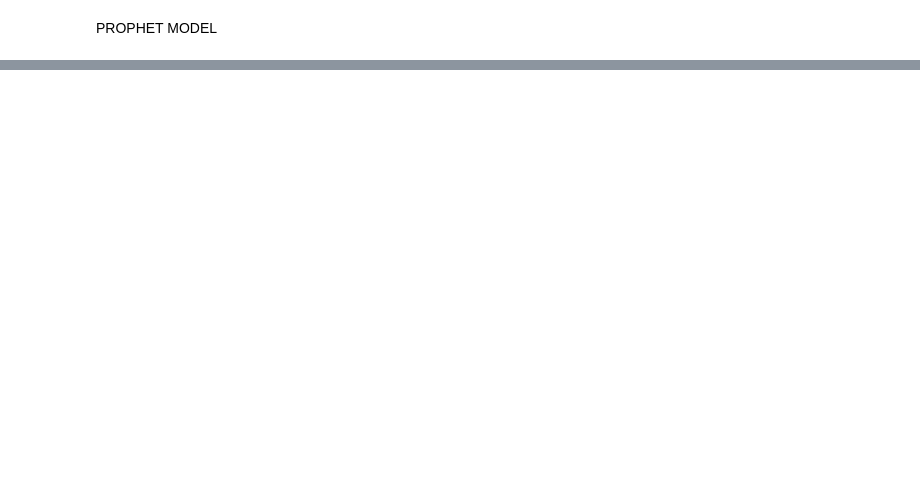
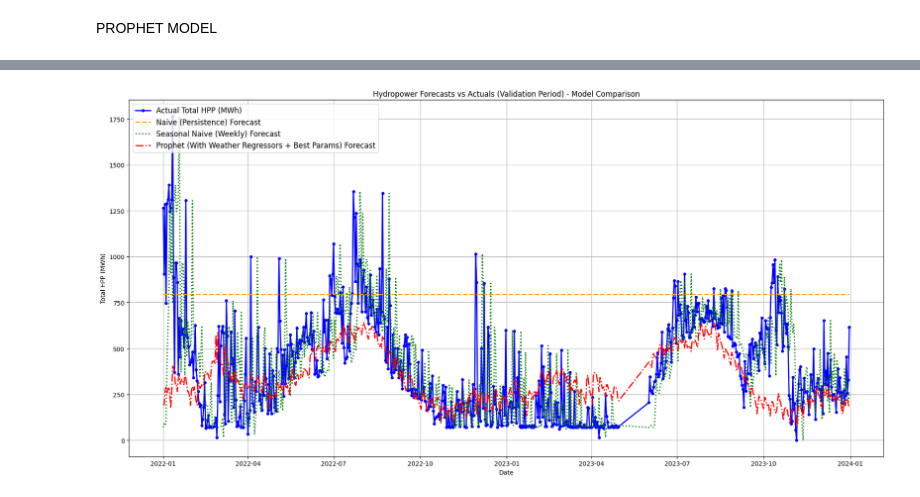
Before and after one commit to afroditifragiadaki/hydro-modelling-Asomata, a Jupyter notebook: models/data_analysis_Prophet.ipynb, the cells around one changed output, grey strips where cells are left out. Cells and saved outputs as stored; diff of their text form; code cells hidden in the pictures; blank space fills up the shorter version.

Commit message:
prophet model updates

```diff
--- a/models/data_analysis_Prophet.ipynb
+++ b/models/data_analysis_Prophet.ipynb
@@ -254,20 +391,4 @@ PROPHET MODEL
 # %%
-import pandas as pd
-import numpy as np
-from prophet import Prophet
-from sklearn.metrics import mean_absolute_error, mean_squared_error, r2_score
-import matplotlib.pyplot as plt
-import seaborn as sns
-from statsmodels.tsa.seasonal import seasonal_decompose
-from statsmodels.graphics.gofplots import qqplot # For Q-Q plot
-
-# --- Configuration ---
-# Assuming 'merged_df' is already loaded and preprocessed in your environment.
-# It should contain: 'Date', 'Total HPP', 'temperature_2m_mean', 'precipitation_sum', 'rain_sum', and 'time_idx'.
-target_column = "Total HPP"
-validation_days = 30 # Number of days to use for the validation set at the end of the data
-
-
 # --- Utility Functions for Metrics ---
 def calculate_mape(y_true, y_pred):
     """Calculates Mean Absolute Percentage Error (MAPE)."""
@@ -294,9 +415,9 @@ def print_metrics(model_name, y_true, y_pred):
     print(f"R2 Score: {r2:.4f}")
     return {"MAE": mae, "RMSE": rmse, "MAPE": mape, "SMAPE": smape, "R2": r2}
 
-
 # --- 1. Initial Data Preparation (using existing merged_df) ---
 print("Using existing 'merged_df' for Prophet analysis.")
+target_column = "Total HPP"
 # Ensure 'Total HPP' is float (redundant if already done, but safe)
 merged_df[target_column] = merged_df[target_column].astype(float)
 # Ensure 'Date' is datetime (redundant if already done, but safe)
@@ -306,13 +427,10 @@ merged_df = merged_df.sort_values(by="Date").reset_index(drop=True)
 if "time_idx" not in merged_df.columns:
     merged_df["time_idx"] = np.arange(len(merged_df))
 
-
-# --- 2. Data Splitting ---
-training_cutoff_idx = merged_df["time_idx"].max() - validation_days
-training_cutoff_date = merged_df.loc[merged_df["time_idx"] == training_cutoff_idx, "Date"].iloc[0]
-
-train_df = merged_df[merged_df["Date"] <= training_cutoff_date].copy()
-val_df = merged_df[merged_df["Date"] > training_cutoff_date].copy()
+# --- 2. Data Splitting (last 2 years as test set, as requested) ---
+split_date = merged_df["Date"].max() - pd.DateOffset(years=2)
+train_df = merged_df[merged_df["Date"] <= split_date].copy()
+val_df = merged_df[merged_df["Date"] > split_date].copy()
 
 validation_start_date = val_df["Date"].min()
 validation_end_date = val_df["Date"].max()
@@ -322,22 +440,23 @@ print(f"Validation data range: {validation_start_date.strftime('%Y-%m-%d')} to {
 print(f"Number of training samples: {len(train_df)}")
 print(f"Number of validation samples: {len(val_df)}")
 
-
-# --- 3. Prophet Model Setup and Training (Weather Features Only) ---
-print("\n--- Running Prophet Model (Weather Features Only) ---")
-prophet_df = merged_df[["Date", target_column,
-                        "temperature_2m_mean", "precipitation_sum", "rain_sum"]].copy()
+# --- 3. Prophet Model Setup and Training (Weather Features Only, with best params) ---
+print("\n--- Running Prophet Model (Weather Features Only, Best Params) ---")
+prophet_df = merged_df[["Date", target_column, "temperature_2m_mean", "precipitation_sum", "rain_sum"]].copy()
 prophet_df = prophet_df.rename(columns={"Date": "ds", target_column: "y"})
 
-train_prophet_df = prophet_df[prophet_df["ds"] <= training_cutoff_date]
-val_prophet_df = prophet_df[prophet_df["ds"] > training_cutoff_date]
+train_prophet_df = prophet_df[prophet_df["ds"] <= split_date]
+val_prophet_df = prophet_df[prophet_df["ds"] > split_date]
 
+best_params = {'changepoint_prior_scale': 0.005, 'seasonality_prior_scale': 50}
 m = Prophet(
     yearly_seasonality=True,
     weekly_seasonality=True,
     daily_seasonality=False,
     seasonality_mode='multiplicative',
-    growth='linear'
+    growth='linear',
+    changepoint_prior_scale=best_params['changepoint_prior_scale'],
+    seasonality_prior_scale=best_params['seasonality_prior_scale']
 )
 
 regressors = ["temperature_2m_mean", "precipitation_sum", "rain_sum"]
@@ -355,8 +474,7 @@ forecast = m.predict(future_df)
 prophet_y_pred = forecast['yhat'].values
 prophet_y_true = val_prophet_df['y'].values # Actuals for Prophet's validation set
 
-prophet_metrics = print_metrics("Prophet (Weather Only)", prophet_y_true, prophet_y_pred)
-
+prophet_metrics = print_metrics("Prophet (Weather Only, Best Params)", prophet_y_true, prophet_y_pred)
 
 # --- 4. Baseline Models Calculation ---
 print("\n--- Calculating Baseline Models ---")
@@ -365,7 +483,6 @@ print("\n--- Calculating Baseline Models ---")
 last_training_value = train_df[target_column].iloc[-1] # Last value of training set
 naive_predictions = np.full_like(prophet_y_true, last_training_value)
 naive_metrics = print_metrics("Naive (Persistence)", prophet_y_true, naive_predictions)
-
 
 # Seasonal Naive (Weekly) Forecast
 seasonal_naive_predictions = np.zeros_like(prophet_y_true, dtype=float)
@@ -388,13 +505,11 @@ else:
     ])
 seasonal_naive_metrics = print_metrics("Seasonal Naive (Weekly)", prophet_y_true, seasonal_naive_predictions)
 
-
 # --- 5. Overall Model Performance Summary ---
 print("\n--- Overall Model Performance Summary (R2 Scores) ---")
-print(f"Prophet (Weather Only) R2: {prophet_metrics['R2']:.4f}")
+print(f"Prophet (Weather Only, Best Params) R2: {prophet_metrics['R2']:.4f}")
 print(f"Naive (Persistence) R2: {naive_metrics['R2']:.4f}")
 print(f"Seasonal Naive (Weekly) R2: {seasonal_naive_metrics['R2']:.4f}")
-
 
 # --- 6. Plotting ---
 print("\n--- Generating Plots ---")
@@ -407,16 +522,15 @@ plt.figure(figsize=(18, 9))
 plt.plot(val_dates_for_plot, prophet_y_true, label='Actual Total HPP (MWh)', color='blue', linewidth=2, marker='o', markersize=4)
 plt.plot(val_dates_for_plot, naive_predictions, label='Naive (Persistence) Forecast', color='orange', linestyle='--', linewidth=2)
 plt.plot(val_dates_for_plot, seasonal_naive_predictions, label='Seasonal Naive (Weekly) Forecast', color='green', linestyle=':', linewidth=2)
-plt.plot(val_dates_for_plot, prophet_y_pred, label='Prophet (Weather Only) Forecast', color='red', linestyle='-.', linewidth=2)
+plt.plot(val_dates_for_plot, prophet_y_pred, label='Prophet (With Weather Regressors + Best Params) Forecast', color='red', linestyle='-.', linewidth=2)
 
 plt.title('Hydropower Forecasts vs Actuals (Validation Period) - Model Comparison')
 plt.xlabel('Date')
 plt.ylabel('Total HPP (MWh)')
-plt.legend(loc='upper left', bbox_to_anchor=(1, 1))
+plt.legend(loc='upper left', fontsize=12, frameon=True)  # Legend inside the plot
 plt.grid(True)
-plt.tight_layout(rect=[0, 0, 0.85, 1])
+plt.tight_layout()
 plt.show()
-
 
 # Time Series Decomposition Plot (using the full merged_df)
 print("\n--- Generating Time Series Decomposition Plot ---")
@@ -435,7 +549,6 @@ fig_decomp.suptitle('Time Series Decomposition of Total HPP (Yearly Seasonality)
 plt.tight_layout(rect=[0, 0, 1, 0.98])
 plt.show()
 
-
 # Actual vs. Predicted (Scatter Plot for Prophet)
 print("\n--- Generating Actual vs. Predicted Scatter Plot for Prophet ---")
 plt.figure(figsize=(8, 8))
@@ -443,7 +556,7 @@ plt.scatter(prophet_y_true, prophet_y_pred, alpha=0.6)
 plt.plot([min(prophet_y_true), max(prophet_y_true)], [min(prophet_y_true), max(prophet_y_true)],
          color='red', linestyle='--', label='Perfect Prediction (y=x)')
 
-plt.title('Prophet (Weather Only) Forecast: Actual vs. Predicted')
+plt.title('Prophet (With Weather Regressors + Best Params) Forecast: Actual vs. Predicted')
 plt.xlabel('Actual Total HPP (MWh)')
 plt.ylabel('Predicted Total HPP (MWh)')
 plt.legend()
@@ -452,10 +565,23 @@ plt.gca().set_aspect('equal', adjustable='box')
 plt.tight_layout()
 plt.show()
 
-
 # Forecast Error Distribution (Histogram and Q-Q Plot for Prophet)
 print("\n--- Generating Forecast Error Distribution Plots for Prophet ---")
 forecast_errors = prophet_y_true - prophet_y_pred
 
 plt.figure(figsize=(14, 6))
+plt.subplot(1, 2, 1)
+sns.histplot(forecast_errors, kde=True, bins=30)
+plt.title('Distribution of Prophet Forecast Errors')
+plt.xlabel('Forecast Error (Actual - Predicted)')
+plt.ylabel('Frequency')
+plt.grid(True)
+
+plt.subplot(1, 2, 2)
+qqplot(forecast_errors, line='s', ax=plt.gca())
+plt.title('Q-Q Plot of Prophet Forecast Errors')
+plt.grid(True)
+
+plt.tight_layout()
+plt.show()
 # %% [output]
@@ -473,0 +616 @@ Fitting Prophet model...
+[figure, new version]
```
Also changed, not shown: parts of 27 cells of this notebook.
